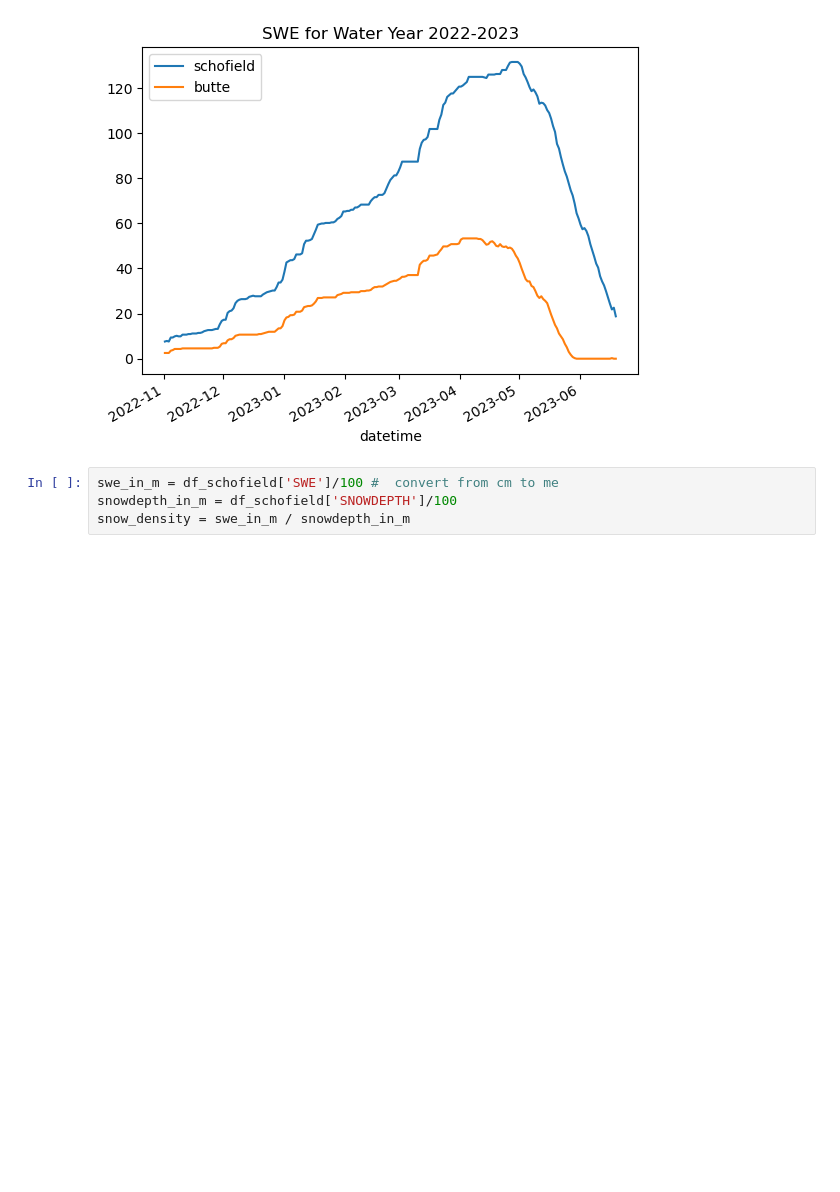
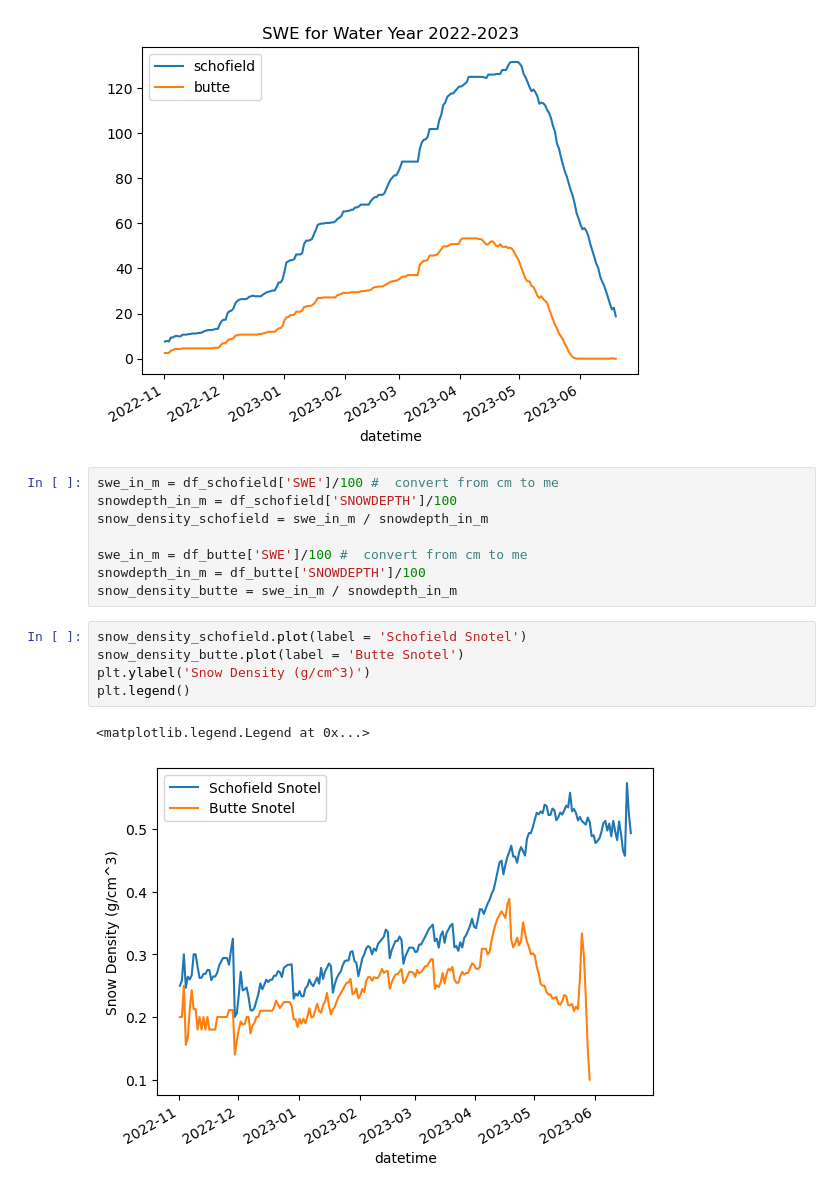
Before and after one commit to Mountain-Hydrology-Research-Group/snow-hydrology, a Jupyter notebook: modules/lab2/lab2-1.ipynb, the cells around one changed output. Drawn from its saved outputs; the diff is of its cells as text; blank space fills up the shorter version.

```diff
--- a/modules/lab2/lab2-1.ipynb
+++ b/modules/lab2/lab2-1.ipynb
@@ -214,4 +214,16 @@ Text(0.5, 1.0, 'SWE for Water Year 2022-2023')
 # %%
 swe_in_m = df_schofield['SWE']/100 #  convert from cm to me
 snowdepth_in_m = df_schofield['SNOWDEPTH']/100
-snow_density = swe_in_m / snowdepth_in_m
+snow_density_schofield = swe_in_m / snowdepth_in_m
+
+swe_in_m = df_butte['SWE']/100 #  convert from cm to me
+snowdepth_in_m = df_butte['SNOWDEPTH']/100
+snow_density_butte = swe_in_m / snowdepth_in_m
+# %%
+snow_density_schofield.plot(label = 'Schofield Snotel')
+snow_density_butte.plot(label = 'Butte Snotel')
+plt.ylabel('Snow Density (g/cm^3)')
+plt.legend()
+# %% [output]
+<matplotlib.legend.Legend at 0x...>
+[figure, added]
```
Also changed, not shown: 18 other files.
